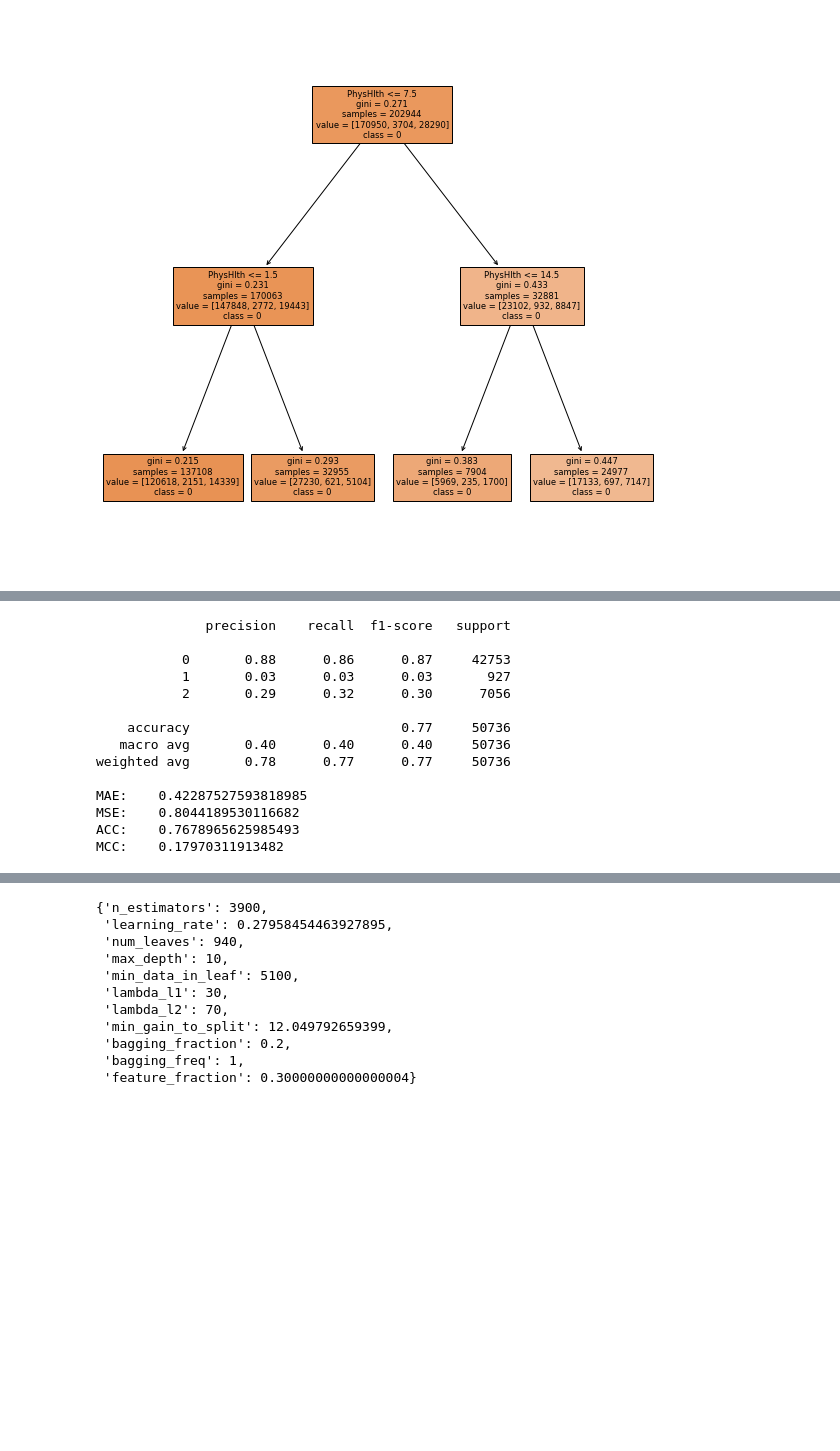
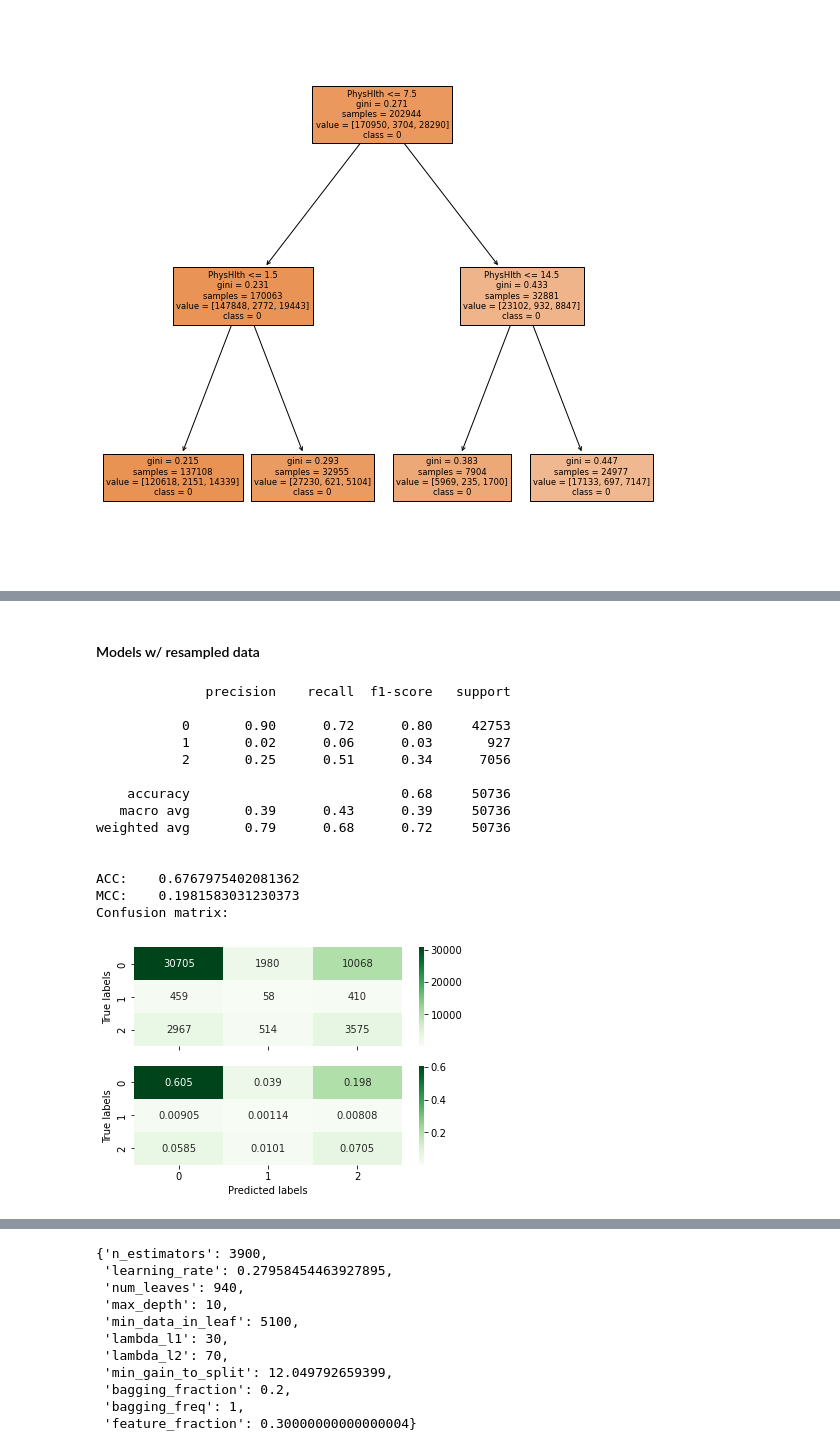
Before and after one commit to andnic51294/Diabetes_prediction, a Jupyter notebook: experimentation.ipynb, the cells around one changed output, grey strips where cells are left out. Cells and saved outputs as stored; diff of their text form; code cells hidden in the pictures; blank space fills up the shorter version.

```diff
--- a/experimentation.ipynb
+++ b/experimentation.ipynb
@@ -1745,0 +1696,4 @@ new_data['BMI^1.0 *GenHlth^2.0'] = new_data['BMI'] ** 1 * new_data['GenHlth'] **
+# %%
+new_data = deepcopy(data)
+poly_corr = pd.read_csv('data/correlations.csv')
+poly_corr.columns = ['poly_feature', 'corr']
@@ -1745,0 +1715,3 @@ new_data['BMI^1.0 *GenHlth^2.0'] = new_data['BMI'] ** 1 * new_data['GenHlth'] **
+# %%
+additional_features = poly_corr[poly_corr['corr'].abs()>0.305487]['poly_feature'].values
+additional_features
@@ -1746,3 +1740,13 @@ new_data['BMI^1.0 *GenHlth^2.0'] = new_data['BMI'] ** 1 * new_data['GenHlth'] **
+# %%
+ndf = pd.DataFrame()
+for new_feature in additional_features:
+    split_feature = new_feature.split('*')
+    first_f = split_feature[0]
+    second_f = split_feature[1]
+    f1_split = first_f.split('^')
+    f2_split = second_f.split('^')
+    new_column = new_data[f1_split[0]]**float(f1_split[1]) * new_data[f2_split[0]]**float(f2_split[1])
+    new_data[new_feature] = new_column
 # %%
 new_data
 # %% [output]
@@ -1768,0 +1769,12 @@ X_train.shape
+# %%
+# Undersampling the newly created dataset
+sampling_strategy = {0: 50000, 1:Y_train.value_counts().sort_index()[1], 2: Y_train.value_counts().sort_index()[2]}
+rus = RandomUnderSampler(sampling_strategy = sampling_strategy, random_state = 20)
+
+X_res, Y_res = rus.fit_resample(X_train,Y_train)
+print(X_res.shape)
+
+print("Original dataset: ")
+print(Y_train.value_counts())
+print("Resampled dataset:")
+print(Y_res.value_counts())
@@ -1769,24 +1793,25 @@ X_train.shape
+# %% [markdown]
+#### Models w/ resampled data
 # %%
-
-with mlflow.start_run(run_name = "DT, new features >.34", experiment_id = 1) as run:
-    dt_nf = DecisionTreeClassifier()
-    dt_nf.fit(X_train, Y_train)
-    Y_preds = dt_nf.predict(X_test)
-    custom_logging(Y_test, Y_preds)
+dt_nf = DecisionTreeClassifier()
+dt_nf.fit(X_res, Y_res)
+Y_preds = dt_nf.predict(X_test)
+custom_logging(Y_test, Y_preds)
 # %% [output]
               precision    recall  f1-score   support
 
-           0       0.88      0.86      0.87     42753
-           1       0.03      0.03      0.03       927
-           2       0.29      0.32      0.30      7056
+           0       0.90      0.72      0.80     42753
+           1       0.02      0.06      0.03       927
+           2       0.25      0.51      0.34      7056
 
-    accuracy                           0.77     50736
-   macro avg       0.40      0.40      0.40     50736
-weighted avg       0.78      0.77      0.77     50736
+    accuracy                           0.68     50736
+   macro avg       0.39      0.43      0.39     50736
+weighted avg       0.79      0.68      0.72     50736
 
-MAE:    0.42287527593818985
-MSE:    0.8044189530116682
-ACC:    0.7678965625985493
-MCC:    0.17970311913482
+
+ACC:    0.6767975402081362
+MCC:    0.1981583031230373
+Confusion matrix:
+[figure, added]
 # %%
 
```
Also changed, not shown: parts of 84 cells of this notebook.
